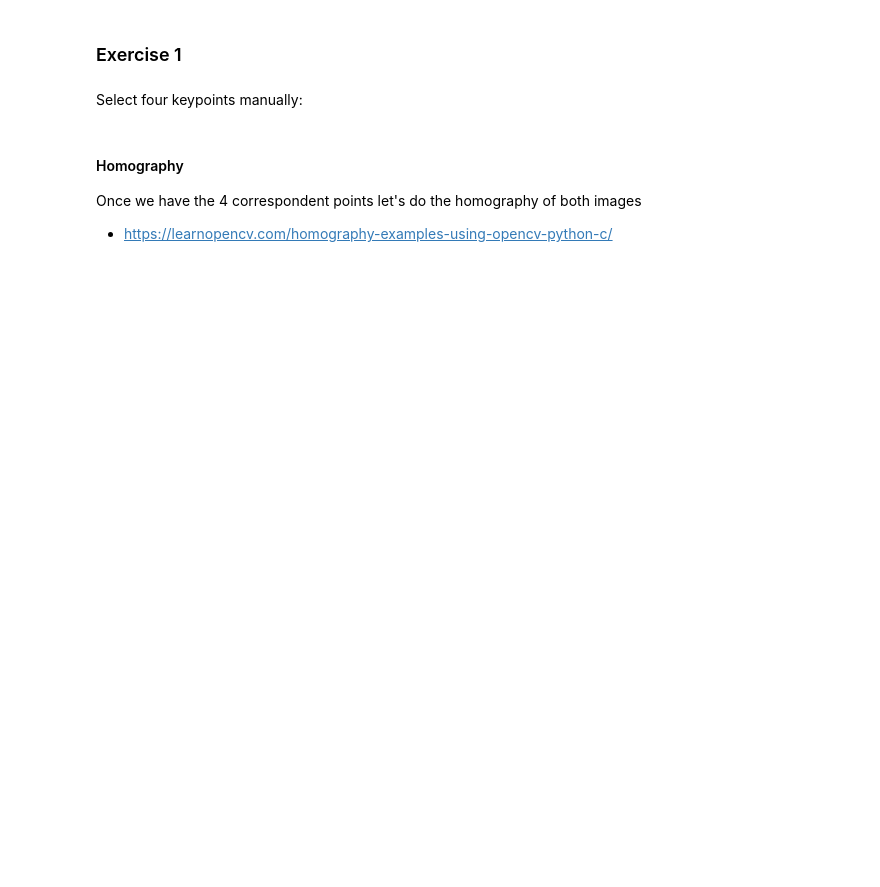
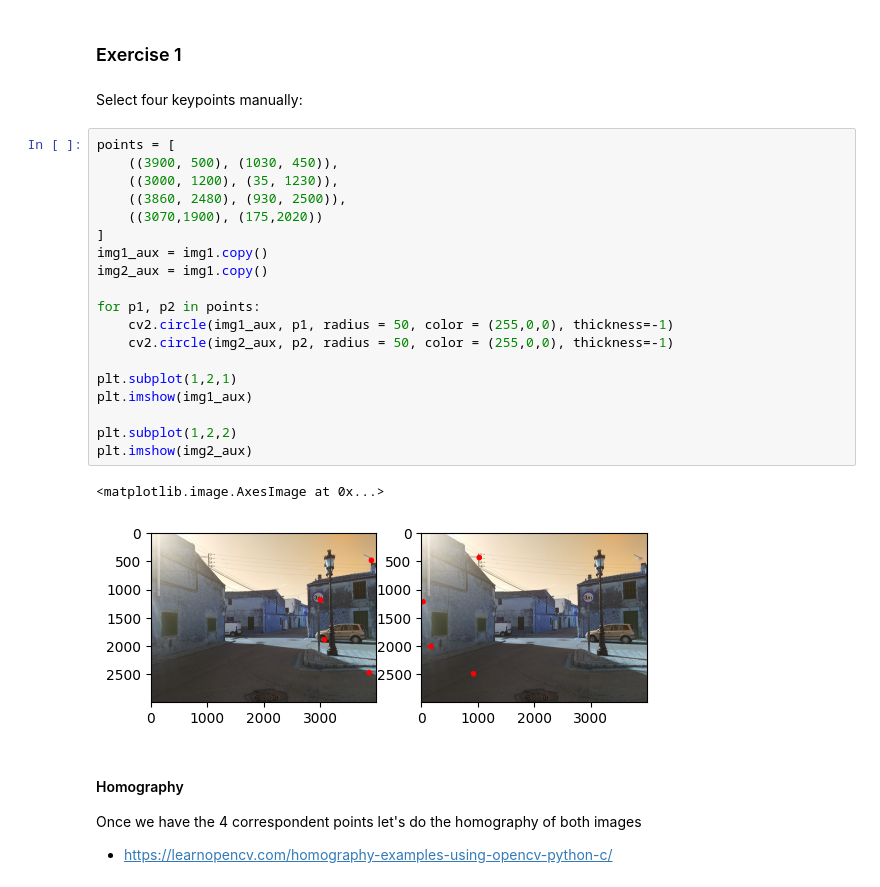
Before and after one commit to pedromartip/Computer-vision-and-3D-reconstruction, a Jupyter notebook: 07a-MatchDescriptors/7a-MatchDescriptors.ipynb, the cells around one changed output. Cells and saved outputs as stored; diff of their text form; blank space fills up the shorter version.

```diff
--- a/07a-MatchDescriptors/7a-MatchDescriptors.ipynb
+++ b/07a-MatchDescriptors/7a-MatchDescriptors.ipynb
@@ -111,6 +111,28 @@ plt.imshow(img2_gray, cmap="gray");
 ### Exercise 1
 # %% [markdown]
 Select four keypoints manually:
+# %%
+points = [
+    ((3900, 500), (1030, 450)),
+    ((3000, 1200), (35, 1230)),
+    ((3860, 2480), (930, 2500)),
+    ((3070,1900), (175,2020))
+]
+img1_aux = img1.copy()
+img2_aux = img1.copy()
+
+for p1, p2 in points:
+    cv2.circle(img1_aux, p1, radius = 50, color = (255,0,0), thickness=-1)
+    cv2.circle(img2_aux, p2, radius = 50, color = (255,0,0), thickness=-1)
+
+plt.subplot(1,2,1)
+plt.imshow(img1_aux)
+
+plt.subplot(1,2,2)
+plt.imshow(img2_aux)
+# %% [output]
+<matplotlib.image.AxesImage at 0x...>
+[figure, added]
 # %% [markdown]
 #### Homography
 Once we have the 4 correspondent points let's do the homography of both images
```
Also changed, not shown: parts of 15 cells of this notebook, 3 other files.
